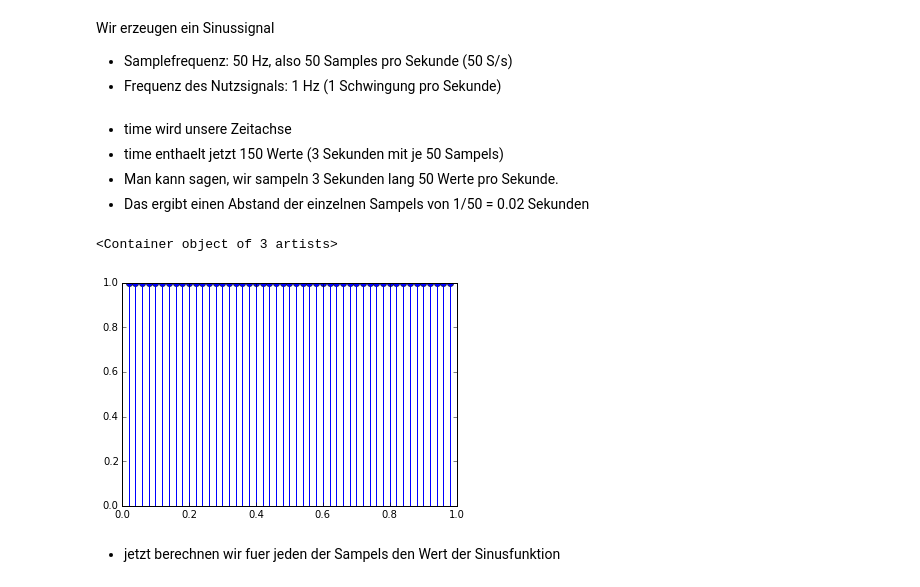
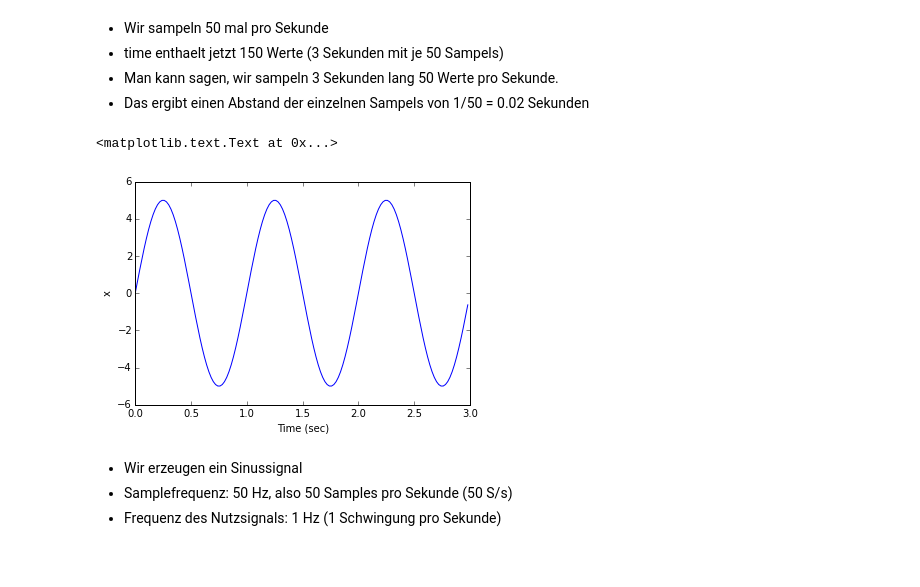
Before and after one commit to kaback/workshops, a Jupyter notebook: fourieranalyse_fuer_dummies/Fourieranalyse fuer Dummies.ipynb, the cells around one changed output. Saved outputs shown, nothing was run; the diff lists cells and outputs as text; code cells hidden in the pictures.

```diff
--- a/fourieranalyse_fuer_dummies/Fourieranalyse fuer Dummies.ipynb
+++ b/fourieranalyse_fuer_dummies/Fourieranalyse fuer Dummies.ipynb
@@ -19,4 +39,19 @@ def do_fft(x):
+# %% [markdown]
+* Wir sampeln 50 mal pro Sekunde
+* time enthaelt jetzt 150 Werte (3 Sekunden mit je 50 Sampels)
+* Man kann sagen, wir sampeln 3 Sekunden lang 50 Werte pro Sekunde.
+* Das ergibt einen Abstand der einzelnen Sampels von 1/50 = 0.02 Sekunden
+# %%
+f = 1.0 # Hz
+x = 5 * np.sin(2 * np.pi * f * time)
+
+plt.plot(time, x)
+plt.xlabel("Time (sec)")
+plt.ylabel("x")
+# %% [output]
+<matplotlib.text.Text at 0x...>
+[figure, added]
 # %% [markdown]
-Wir erzeugen ein Sinussignal
+* Wir erzeugen ein Sinussignal
 * Samplefrequenz: 50 Hz, also 50 Samples pro Sekunde (50 S/s)
 * Frequenz des Nutzsignals: 1 Hz (1 Schwingung pro Sekunde)
@@ -26,14 +57,0 @@ f = 1.0 # Hz
-# %% [markdown]
-* time wird unsere Zeitachse
-* time enthaelt jetzt 150 Werte (3 Sekunden mit je 50 Sampels)
-* Man kann sagen, wir sampeln 3 Sekunden lang 50 Werte pro Sekunde.
-* Das ergibt einen Abstand der einzelnen Sampels von 1/50 = 0.02 Sekunden
-# %%
-time = np.arange(0.0, 3.0, 1/f_s)
-einsen = np.ones(150)
-plt.stem(time[1:50],einsen[1:50])
-# %% [output]
-<Container object of 3 artists>
-[figure, removed]
-# %% [markdown]
-* jetzt berechnen wir fuer jeden der Sampels den Wert der Sinusfunktion
```
Also changed, not shown: parts of 28 cells of this notebook.
